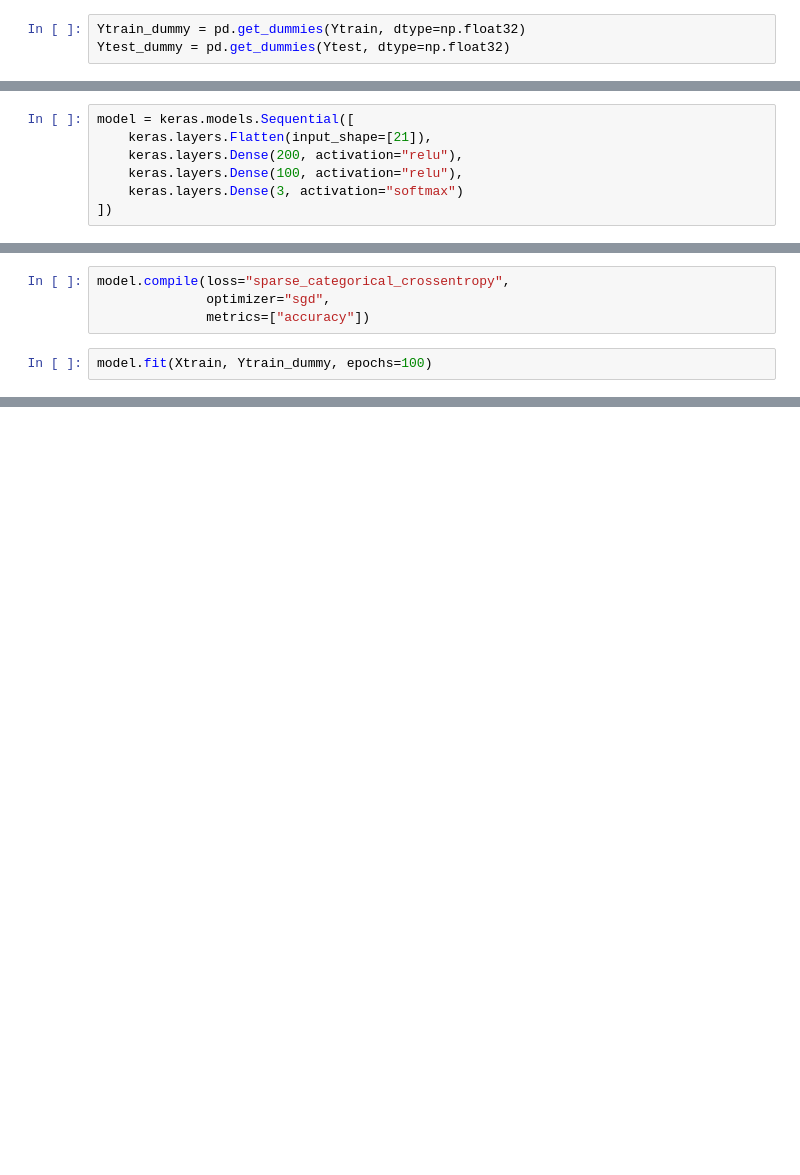
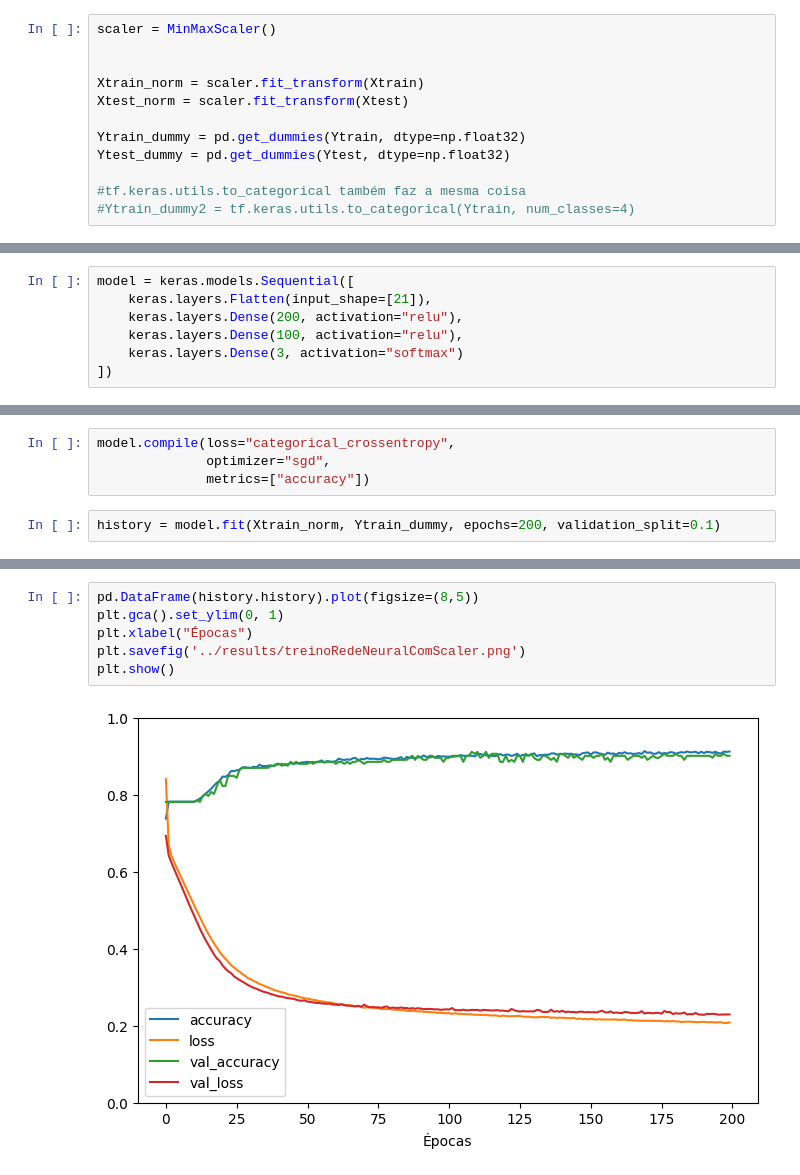
Before and after one commit to RodrigoZonzin/machine_learning_ufsj, a Jupyter notebook: tp1/models/RedeNeural.ipynb, the cells around one changed output, grey strips where cells are left out. Cells and saved outputs as stored; diff of their text form; blank space fills up the shorter version.

```diff
--- a/tp1/models/RedeNeural.ipynb
+++ b/tp1/models/RedeNeural.ipynb
@@ -19,5 +13,14 @@ Ytest   = pd.read_pickle('../data/ytest.pkl')
 Xtrain  = pd.read_pickle('../data/xtrain.pkl')
 Xtest   = pd.read_pickle('../data/xtest.pkl')
 # %%
+scaler = MinMaxScaler()
+
+
+Xtrain_norm = scaler.fit_transform(Xtrain)
+Xtest_norm = scaler.fit_transform(Xtest)
+
 Ytrain_dummy = pd.get_dummies(Ytrain, dtype=np.float32)
 Ytest_dummy = pd.get_dummies(Ytest, dtype=np.float32)
+
+#tf.keras.utils.to_categorical também faz a mesma coisa
+#Ytrain_dummy2 = tf.keras.utils.to_categorical(Ytrain, num_classes=4)
@@ -65,7 +53,7 @@ Model: "sequential_4"
 # %%
-model.compile(loss="sparse_categorical_crossentropy",
+model.compile(loss="categorical_crossentropy",
               optimizer="sgd",
               metrics=["accuracy"])
 # %%
-model.fit(Xtrain, Ytrain_dummy, epochs=100)
+history = model.fit(Xtrain_norm, Ytrain_dummy, epochs=200, validation_split=0.1)
 # %% [output]
@@ -73,0 +77,8 @@ ValueError: Argument `output` must have rank (ndim) `target.ndim - 1`. Received:
+# %%
+pd.DataFrame(history.history).plot(figsize=(8,5))
+plt.gca().set_ylim(0, 1)
+plt.xlabel("Épocas")
+plt.savefig('../results/treinoRedeNeuralComScaler.png')
+plt.show()
+# %% [output]
+[figure, added]
```
Also changed, not shown: parts of 10 cells of this notebook, 14 other files.
